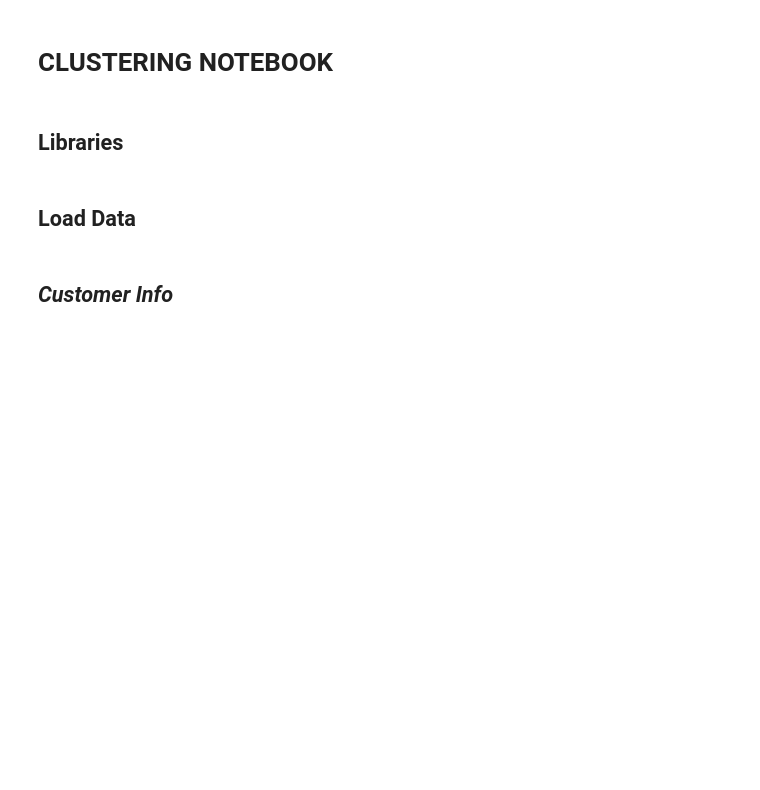
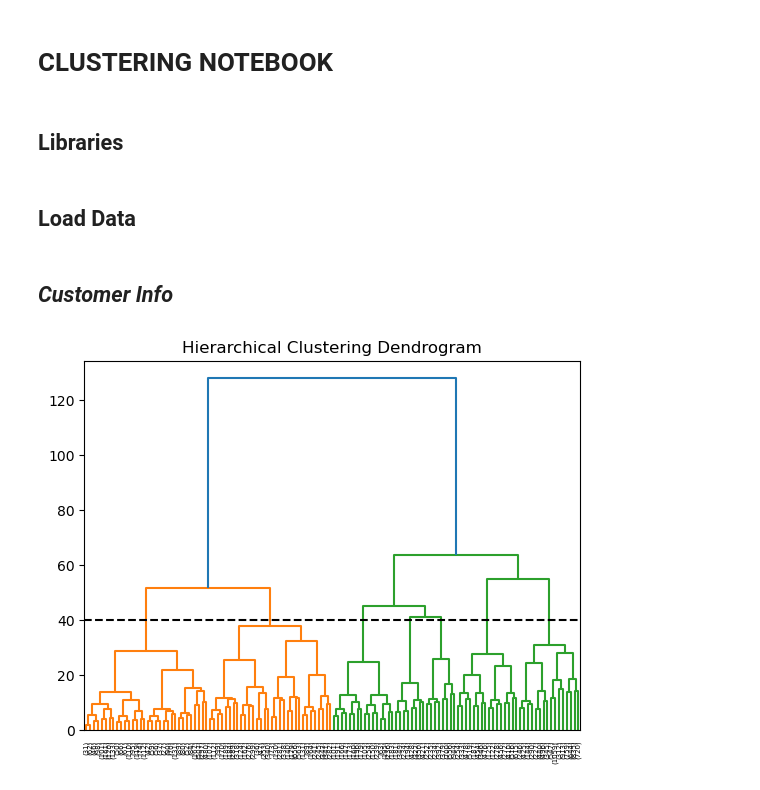
Before and after one commit to beatrizmarques2005/customer_segmentation, a Jupyter notebook: notebook_testing/clustering.ipynb, the cells around one changed output. Cells and saved outputs as stored; diff of their text form; code cells hidden in the pictures; blank space fills up the shorter version.

Commit message:
hierarchical

```diff
--- a/notebook_testing/clustering.ipynb
+++ b/notebook_testing/clustering.ipynb
@@ -30,7 +30,13 @@ customer_basket = load_dataset('../customer_basket_preprocessed.csv')
 # %% [markdown]
 ## _Customer Info_
 # %%
-# Hierarquical Clustering
-customer_info_hierarchical = hierarchical_clustering(customer_info)
-
-# Dendogram
+# Hierarchical Clustering
+customer_info_hierarchical, hierarchical_model = hierarchical_clustering(customer_info, None)
+# %%
+fig, ax = plt.subplots()
+plt.title("Hierarchical Clustering Dendrogram")
+plot_dendrogram(hierarchical_model, truncate_mode="level", p=6)
+ax.axhline(y=40, color='black', linestyle='--')
+plt.show()
+# %% [output]
+[figure, added]
```
Also changed, not shown: parts of 4 cells of this notebook, 1 other file.
